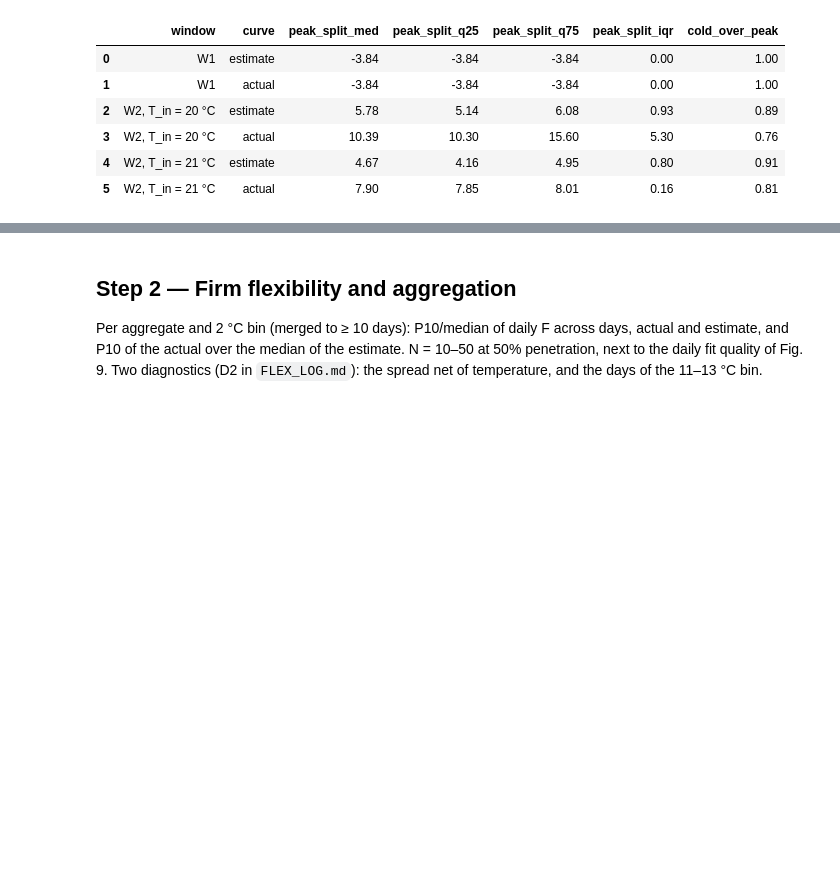
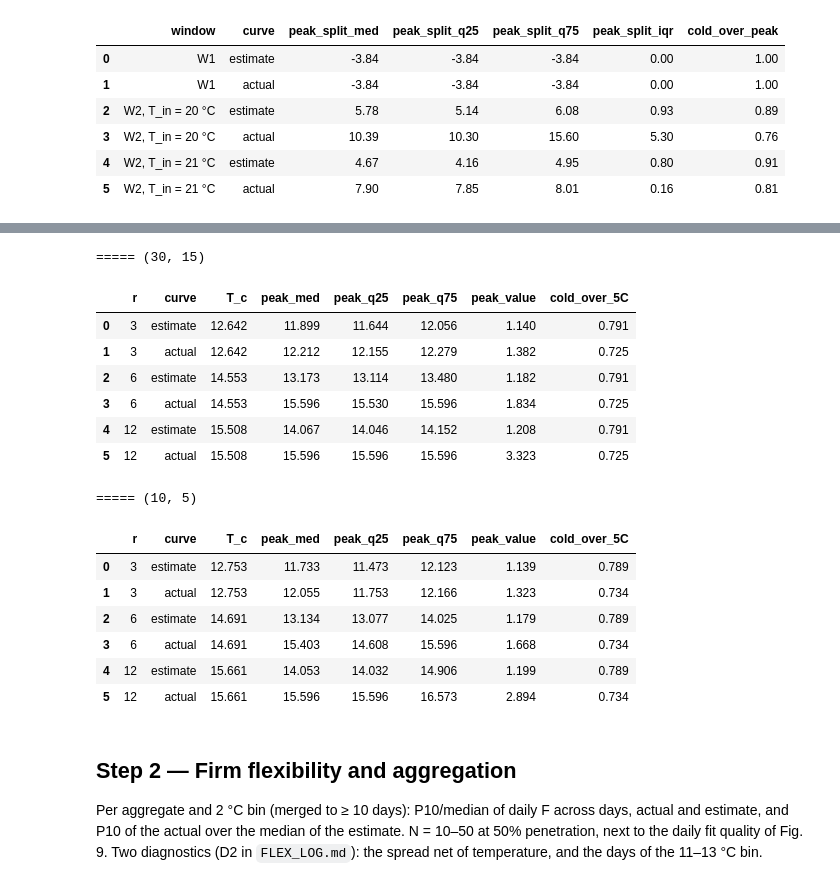
Before and after one commit to agouveia-kul/hp-sensitivity-paper, a Jupyter notebook: flex_temperature.ipynb, the cells around one changed output, grey strips where cells are left out. Drawn from its saved outputs; the diff is of its cells as text; code cells hidden in the pictures; blank space fills up the shorter version.

```diff
--- a/flex_temperature.ipynb
+++ b/flex_temperature.ipynb
@@ -214,3 +249,24 @@ for k in [(30, 15), (10, 5), 'primary_with_b']:
+# %%
+for k in [(30, 15), (10, 5)]:
+    print('=====', k)
+    display(step1b[k]['peaks'].round(3))
+# %% [output]
+===== (30, 15)
+|  | r | curve | T_c | peak_med | peak_q25 | peak_q75 | peak_value | cold_over_5C |
+| 0 | 3 | estimate | 12.642 | 11.899 | 11.644 | 12.056 | 1.140 | 0.791 |
+| 1 | 3 | actual | 12.642 | 12.212 | 12.155 | 12.279 | 1.382 | 0.725 |
+| 2 | 6 | estimate | 14.553 | 13.173 | 13.114 | 13.480 | 1.182 | 0.791 |
+| 3 | 6 | actual | 14.553 | 15.596 | 15.530 | 15.596 | 1.834 | 0.725 |
+| 4 | 12 | estimate | 15.508 | 14.067 | 14.046 | 14.152 | 1.208 | 0.791 |
+| 5 | 12 | actual | 15.508 | 15.596 | 15.596 | 15.596 | 3.323 | 0.725 |
+===== (10, 5)
+|  | r | curve | T_c | peak_med | peak_q25 | peak_q75 | peak_value | cold_over_5C |
+| 0 | 3 | estimate | 12.753 | 11.733 | 11.473 | 12.123 | 1.139 | 0.789 |
+| 1 | 3 | actual | 12.753 | 12.055 | 11.753 | 12.166 | 1.323 | 0.734 |
+| 2 | 6 | estimate | 14.691 | 13.134 | 13.077 | 14.025 | 1.179 | 0.789 |
+| 3 | 6 | actual | 14.691 | 15.403 | 14.608 | 15.596 | 1.668 | 0.734 |
+| 4 | 12 | estimate | 15.661 | 14.053 | 14.032 | 14.906 | 1.199 | 0.789 |
+| 5 | 12 | actual | 15.661 | 15.596 | 15.596 | 16.573 | 2.894 | 0.734 |
 # %% [markdown]
 ## Step 2 — Firm flexibility and aggregation
 
```
Also changed, not shown: parts of 2 cells of this notebook, 8 other files.
